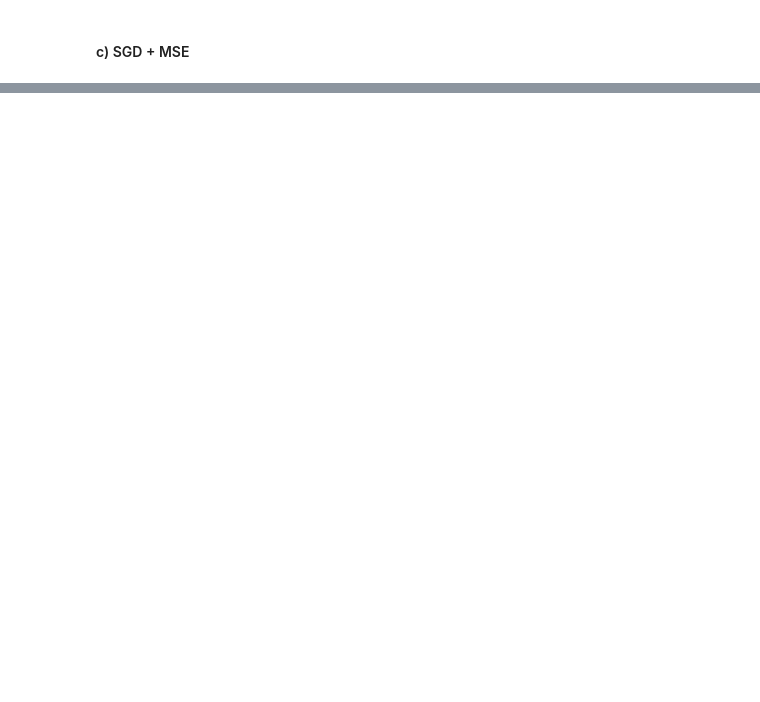
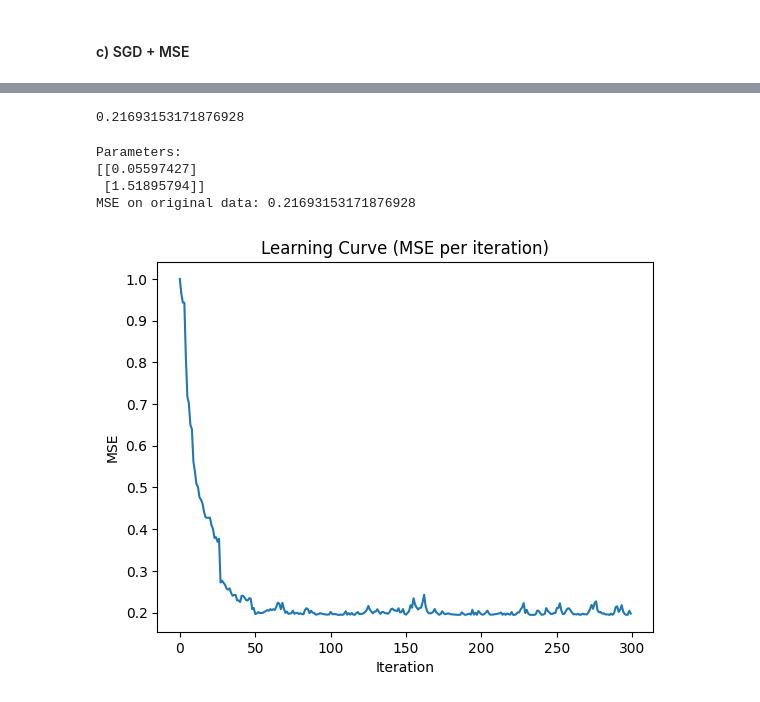
Before and after one commit to erikbayerlein/machine-learning, a Jupyter notebook: lists/L1/L1.ipynb, the cells around one changed output, grey strips where cells are left out. Cells and saved outputs as stored; diff of their text form; code cells hidden in the pictures; blank space fills up the shorter version.

```diff
--- a/lists/L1/L1.ipynb
+++ b/lists/L1/L1.ipynb
@@ -340,0 +238,31 @@ plt.show()
+# %%
+y_original = data[:,[1]]
+y_mean = y_original.mean()
+y_std = y_original.std()
+y = (y_original - y_mean) / y_std
+# %%
+mse_history, w = stochastic_gradient_descent(X, y, 10, 0.1)
+# %%
+y_mean = y_original.mean()
+y_std = y_original.std()
+pred = X @ w
+pred = pred * y_std + y_mean
+# %%
+MSE = calc_mse(y_original, pred)
+print(MSE)
+# %% [output]
+0.21693153171876928
+# %%
+print("Parameters:")
+print(w)
+print("MSE on original data:", MSE)
+plt.plot(mse_history);
+plt.xlabel("Iteration");
+plt.ylabel("MSE");
+plt.title("Learning Curve (MSE per iteration)");
+# %% [output]
+Parameters:
+[[0.05597427]
+ [1.51895794]]
+MSE on original data: 0.21693153171876928
+[figure, added]
```
Also changed, not shown: parts of 54 cells of this notebook, 2 other files.
